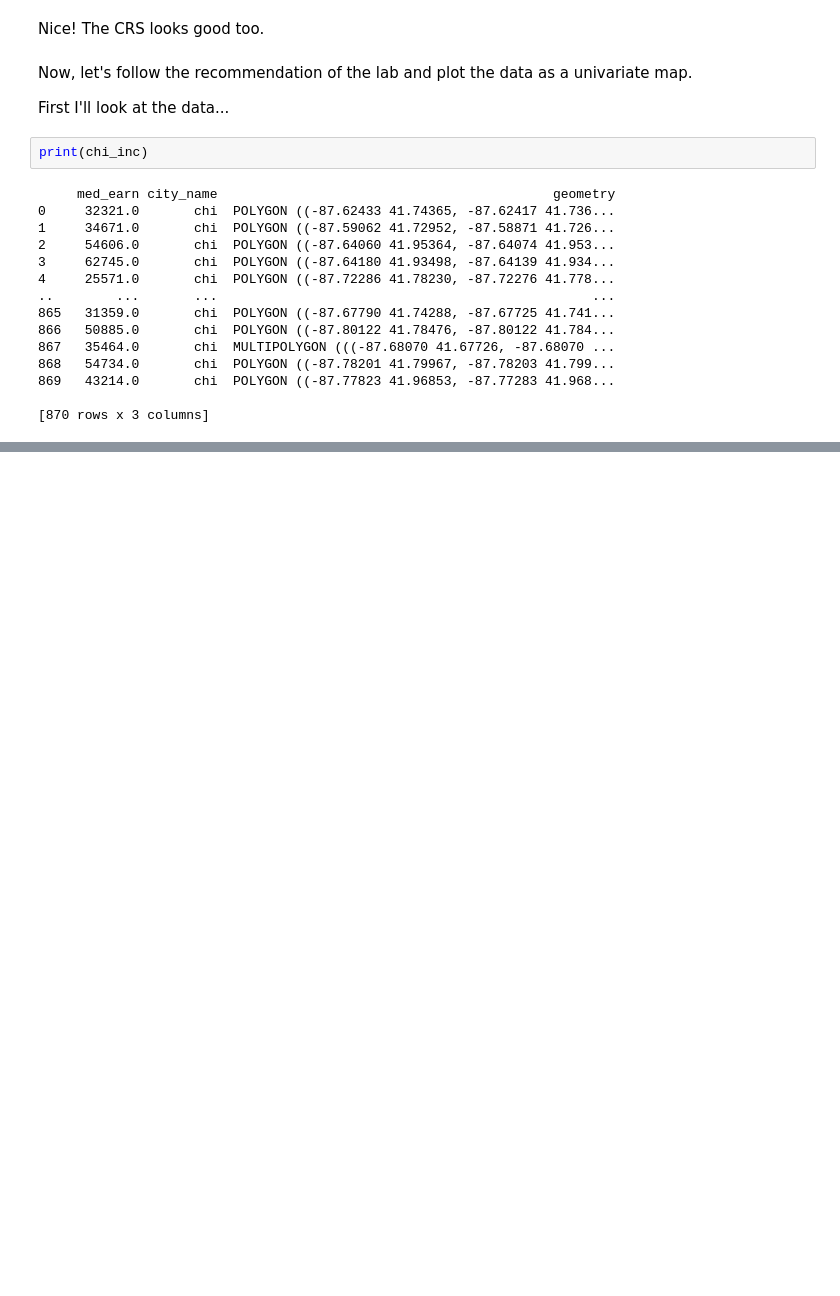
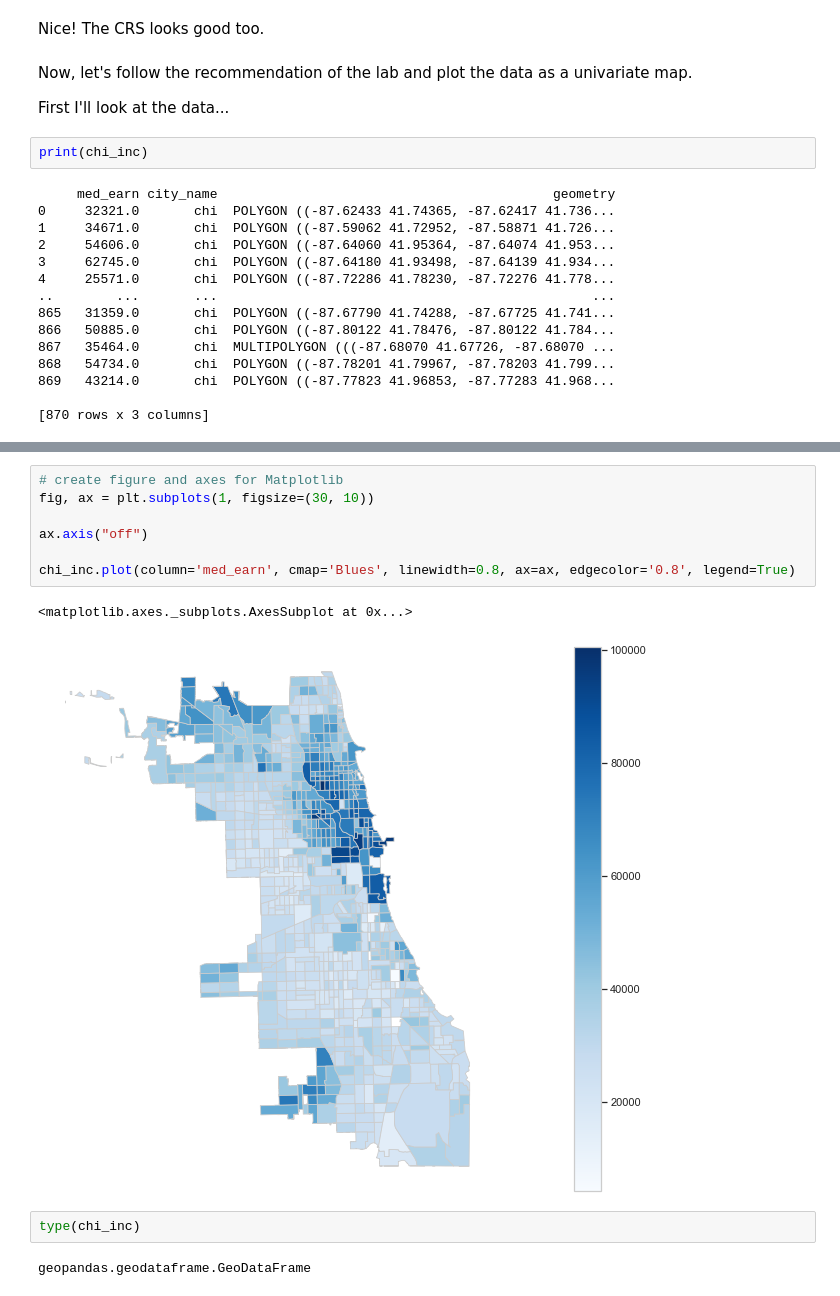
Before and after one commit to fiiion/GISIII_Final_Project, a Jupyter notebook: pysal_inc_clustering/inc_clustering_with_pysal.ipynb, the cells around one changed output, grey strips where cells are left out. Saved outputs shown, nothing was run; the diff lists cells and outputs as text; blank space fills up the shorter version.

```diff
--- a/pysal_inc_clustering/inc_clustering_with_pysal.ipynb
+++ b/pysal_inc_clustering/inc_clustering_with_pysal.ipynb
@@ -92,0 +87,14 @@ plt.show()
+# %%
+# create figure and axes for Matplotlib
+fig, ax = plt.subplots(1, figsize=(30, 10))
+
+ax.axis("off")
+
+chi_inc.plot(column='med_earn', cmap='Blues', linewidth=0.8, ax=ax, edgecolor='0.8', legend=True)
+# %% [output]
+<matplotlib.axes._subplots.AxesSubplot at 0x...>
+[figure, added]
+# %%
+type(chi_inc)
+# %% [output]
+geopandas.geodataframe.GeoDataFrame
```
Also changed, not shown: parts of 18 cells of this notebook.
